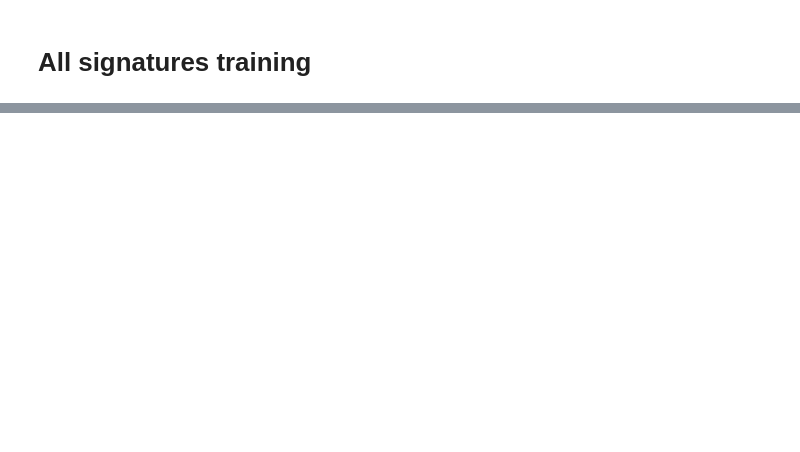
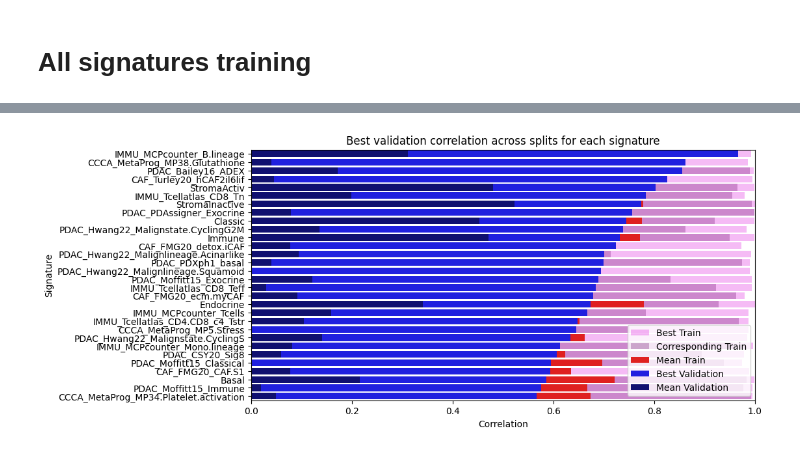
Before and after one commit to GeNeHetX/HistoSign, a Jupyter notebook: src/signatures/inspect_training.ipynb, the cells around one changed output, grey strips where cells are left out. Cells and saved outputs as stored; diff of their text form; code cells hidden in the pictures; blank space fills up the shorter version.

Commit message:
Add hyperparameter to grid search and update default paths

```diff
--- a/src/signatures/inspect_training.ipynb
+++ b/src/signatures/inspect_training.ipynb
@@ -304,0 +338,20 @@ Keeping 118 models
+# %%
+folder_path = Path(r"C:\Users\inserm\Documents\histo_sign\trainings\grid_search")
+# %%
+runs = list(folder_path.glob("*"))
+recap_df = pd.DataFrame(columns=["signature"])
+for run in tqdm(runs):
+    sign_path = list(run.glob("*/*"))
+    sign_path = [x for x in sign_path if x.is_dir()]
+    sign_name = [x.name for x in sign_path]
+    run_df = pd.DataFrame({"signature": sign_name, f"path_{run.name}": sign_path})
+    try:
+        get_sgn_run = lambda x: get_sgn(x, run.name)
+        res = run_df.apply(get_sgn_run, axis=1, result_type="expand")
+        run_df = pd.concat([run_df, res], axis=1)
+    except FileNotFoundError as e:
+        print(f"Run {run} not complete")
+        print(e)
+        break
+    # recap_df = pd.concat([recap_df, run_df], axis=1)
+    recap_df = pd.merge(recap_df, run_df, on="signature", how="outer")
@@ -304,0 +395,50 @@ Keeping 118 models
+# %%
+# plot
+n_top = 30
+fig, ax = plt.subplots(figsize=(10, 5))
+sns.barplot(
+    x=recap_df["best_corr_train"][:n_top],
+    y=recap_df["signature"][:n_top],
+    ax=ax,
+    color="magenta",
+    alpha=0.3,
+    label="Best Train",
+)
+sns.barplot(
+    x=recap_df["corresponding_train_corr"][:n_top],
+    y=recap_df["signature"][:n_top],
+    ax=ax,
+    color="purple",
+    alpha=0.3,
+    label="Corresponding Train",
+)
+sns.barplot(
+    x=recap_df["mean_corr_train"][:n_top],
+    y=recap_df["signature"][:n_top],
+    ax=ax,
+    color="red",
+    label="Mean Train",
+)
+sns.barplot(
+    x=recap_df["best_corr_val"][:n_top],
+    y=recap_df["signature"][:n_top],
+    ax=ax,
+    color="blue",
+    alpha=1,
+    label="Best Validation",
+)
+sns.barplot(
+    x=recap_df["mean_corr_val"][:n_top],
+    y=recap_df["signature"][:n_top],
+    ax=ax,
+    color="navy",
+    alpha=1,
+    label="Mean Validation",
+)
+ax.set_title("Best validation correlation across splits for each signature")
+ax.set_xlabel("Correlation")
+ax.set_ylabel("Signature")
+plt.xlim(0, 1)
+plt.show()
+# %% [output]
+[figure, added]
```
Also changed, not shown: parts of 26 cells of this notebook, 2 other files.
